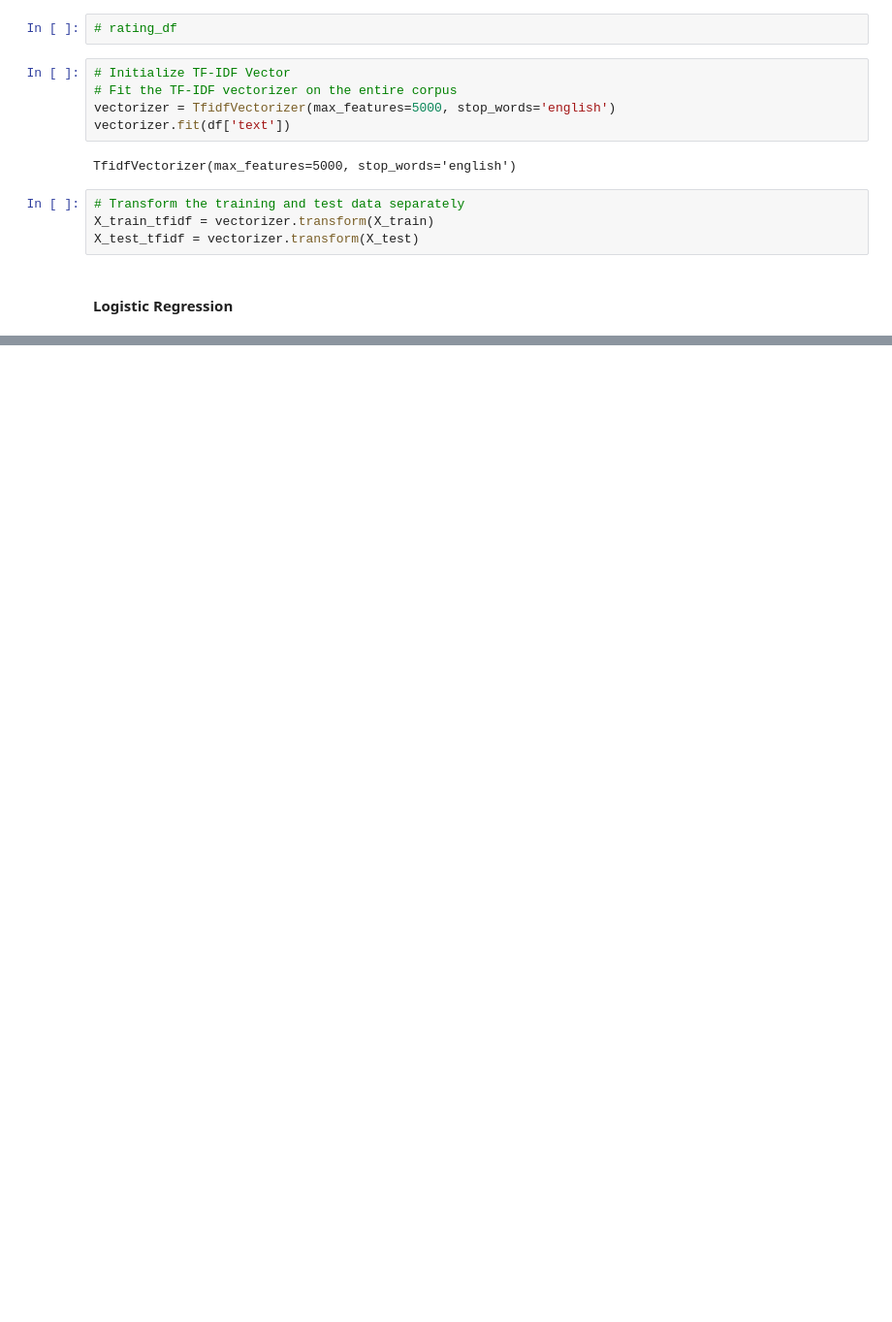
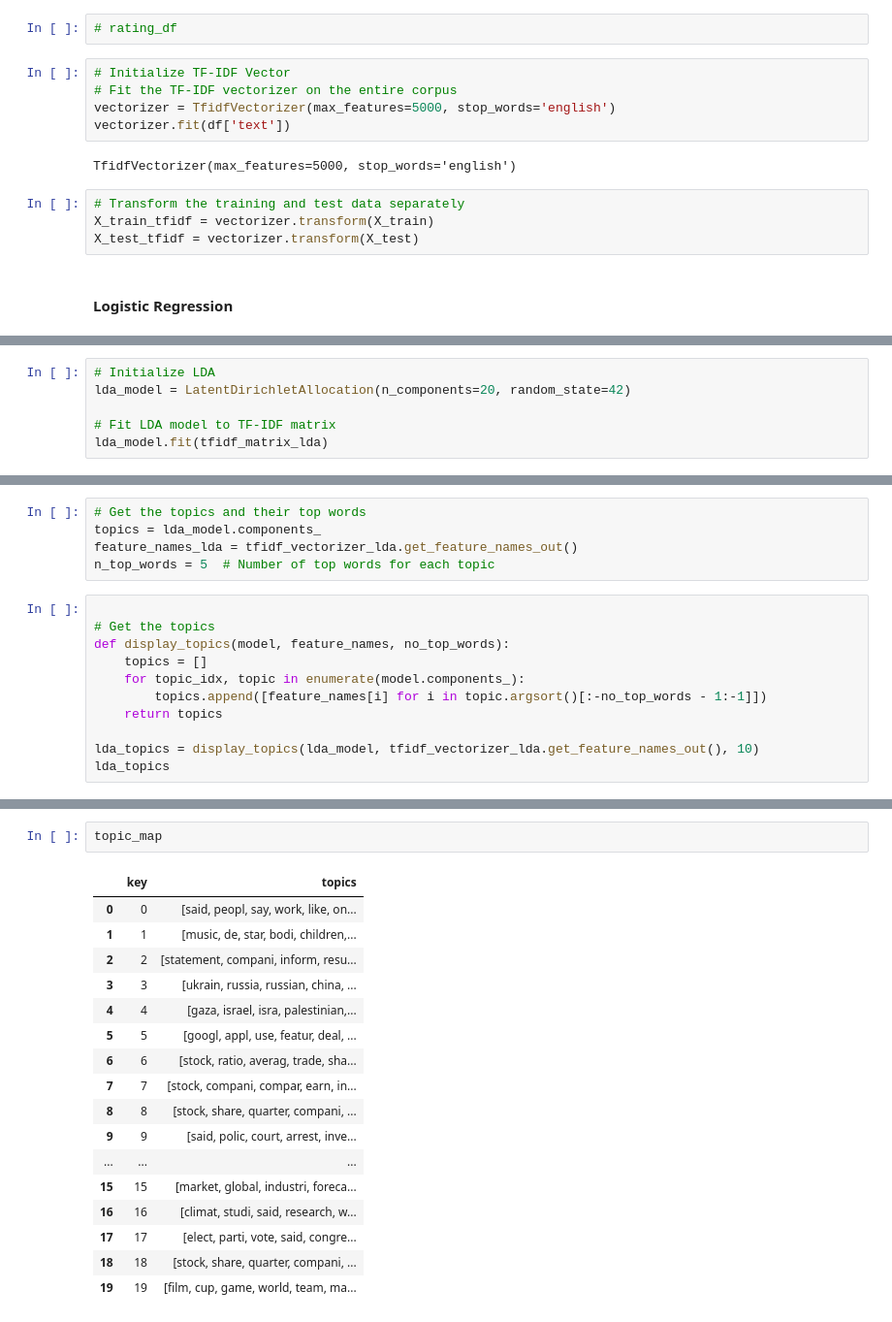
Before and after one commit to wayne-chi/tenx_wk0_cohort_c, a Jupyter notebook: Notebooks/nlp.ipynb, the cells around one changed output, grey strips where cells are left out. Shown at 97% size. Cells and saved outputs as stored; diff of their text form; blank space fills up the shorter version.

```diff
--- a/Notebooks/nlp.ipynb
+++ b/Notebooks/nlp.ipynb
@@ -424,0 +499,6 @@ print(classification_report(y_test, y_pred))
+# %%
+# Initialize LDA
+lda_model = LatentDirichletAllocation(n_components=20, random_state=42)
+
+# Fit LDA model to TF-IDF matrix
+lda_model.fit(tfidf_matrix_lda)
@@ -424,0 +507,16 @@ print(classification_report(y_test, y_pred))
+# %%
+# Get the topics and their top words
+topics = lda_model.components_
+feature_names_lda = tfidf_vectorizer_lda.get_feature_names_out()
+n_top_words = 5  # Number of top words for each topic
+# %%
+
+# Get the topics
+def display_topics(model, feature_names, no_top_words):
+    topics = []
+    for topic_idx, topic in enumerate(model.components_):
+        topics.append([feature_names[i] for i in topic.argsort()[:-no_top_words - 1:-1]])
+    return topics
+
+lda_topics = display_topics(lda_model, tfidf_vectorizer_lda.get_feature_names_out(), 10)
+lda_topics
@@ -424,0 +776,20 @@ print(classification_report(y_test, y_pred))
+# %%
+topic_map
+# %% [output]
+|  | key | topics |
+| 0 | 0 | [said, peopl, say, work, like, on... |
+| 1 | 1 | [music, de, star, bodi, children,... |
+| 2 | 2 | [statement, compani, inform, resu... |
+| 3 | 3 | [ukrain, russia, russian, china, ... |
+| 4 | 4 | [gaza, israel, isra, palestinian,... |
+| 5 | 5 | [googl, appl, use, featur, deal, ... |
+| 6 | 6 | [stock, ratio, averag, trade, sha... |
+| 7 | 7 | [stock, compani, compar, earn, in... |
+| 8 | 8 | [stock, share, quarter, compani, ... |
+| 9 | 9 | [said, polic, court, arrest, inve... |
+| ... | ... | ... |
+| 15 | 15 | [market, global, industri, foreca... |
+| 16 | 16 | [climat, studi, said, research, w... |
+| 17 | 17 | [elect, parti, vote, said, congre... |
+| 18 | 18 | [stock, share, quarter, compani, ... |
+| 19 | 19 | [film, cup, game, world, team, ma... |
```
Also changed, not shown: parts of 93 cells of this notebook, 12 other files.
